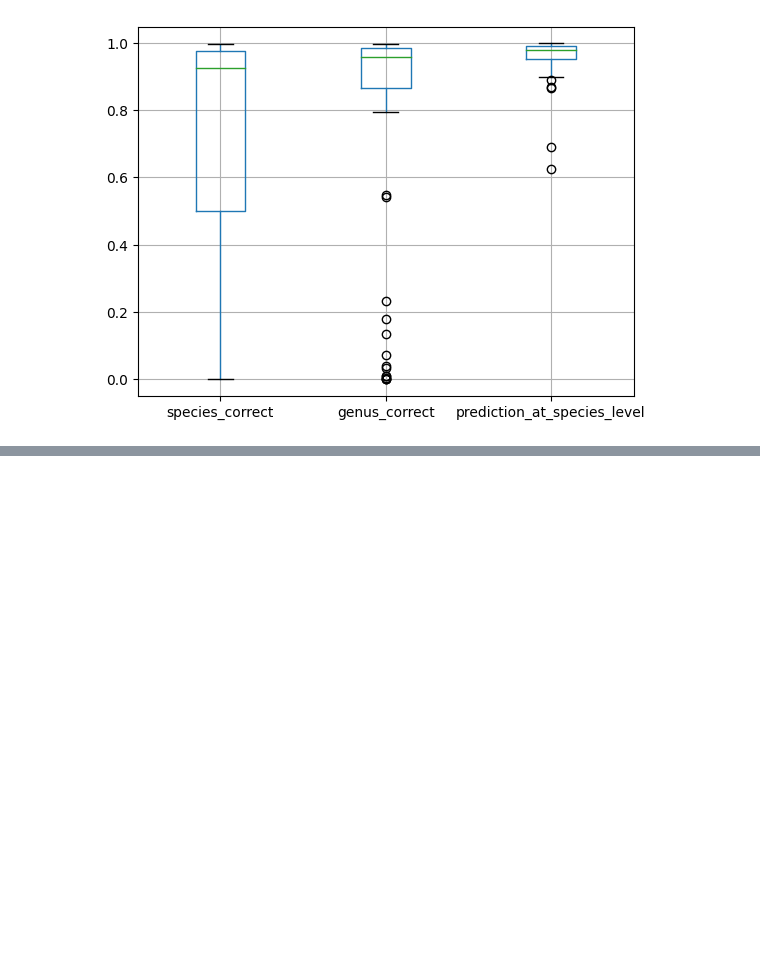
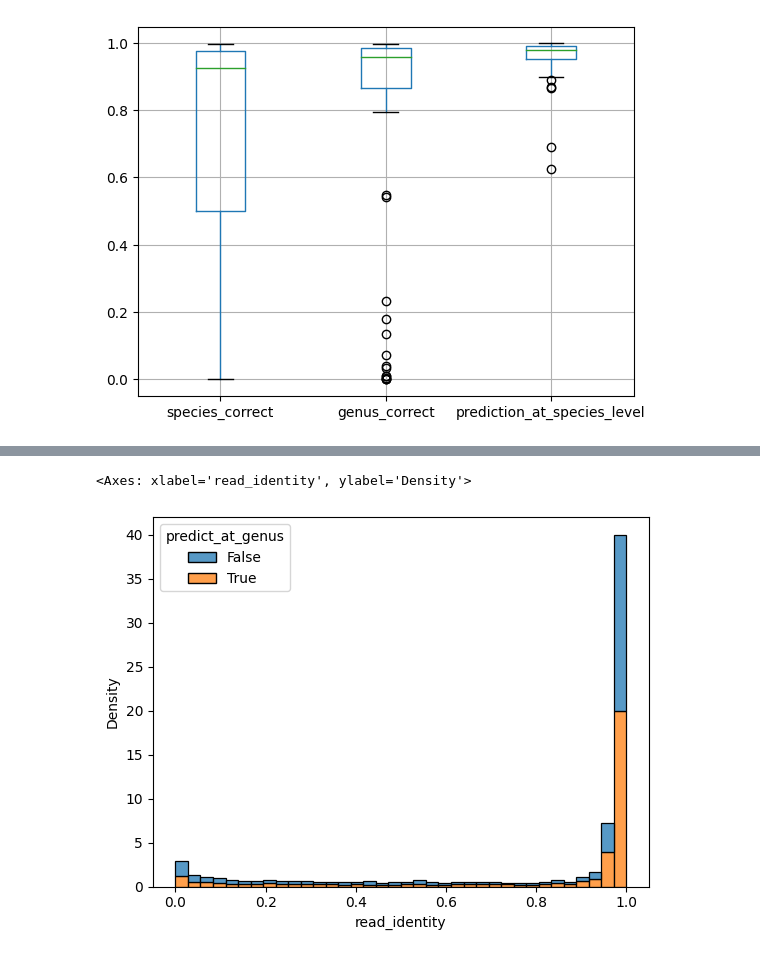
Before and after one commit to GZHoffie/tc-benchmark, a Jupyter notebook: analyzer_results.ipynb, the cells around one changed output, grey strips where cells are left out. Cells and saved outputs as stored; diff of their text form; code cells hidden in the pictures; blank space fills up the shorter version.

```diff
--- a/analyzer_results.ipynb
+++ b/analyzer_results.ipynb
@@ -398,0 +557,23 @@ plot.savefig("res.pdf", format='pdf')
+# %%
+# Analyze the sam files
+import pysam
+import glob
+
+read_name = []
+map_quality = []
+read_identity = []
+
+
+for sam_file in glob.glob("../map/*.sam"):
+    f = pysam.AlignmentFile(sam_file,'rb')
+    for read in f.fetch():
+        read_name.append(read.query_name)
+        map_quality.append(read.mapping_quality)
+        identity = 0
+        for t, n in read.cigar:
+            if t == 0:
+                identity += n
+        read_identity.append(identity)
+# %%
+mapping_df = pd.DataFrame({"read_name": read_name, "map_quality": map_quality, "read_identity": read_identity})
+mapping_df
@@ -398,0 +594,2 @@ plot.savefig("res.pdf", format='pdf')
+# %%
+kraken2_with_mapping_res = kraken2_predictions.set_index('read_id').join(mapping_df.set_index('read_name'), how='inner')
@@ -398,0 +613,2 @@ plot.savefig("res.pdf", format='pdf')
+# %%
+kraken2_with_mapping_res["read_identity"] /= kraken2_with_mapping_res["read_length"]
@@ -398,0 +632,6 @@ plot.savefig("res.pdf", format='pdf')
+# %%
+sns.histplot(data=kraken2_with_mapping_res, x="read_identity", hue="predict_at_genus", common_norm=False,
+             stat="density", multiple="stack")
+# %% [output]
+<Axes: xlabel='read_identity', ylabel='Density'>
+[figure, added]
```
Also changed, not shown: parts of 30 cells of this notebook, 1 other file.
